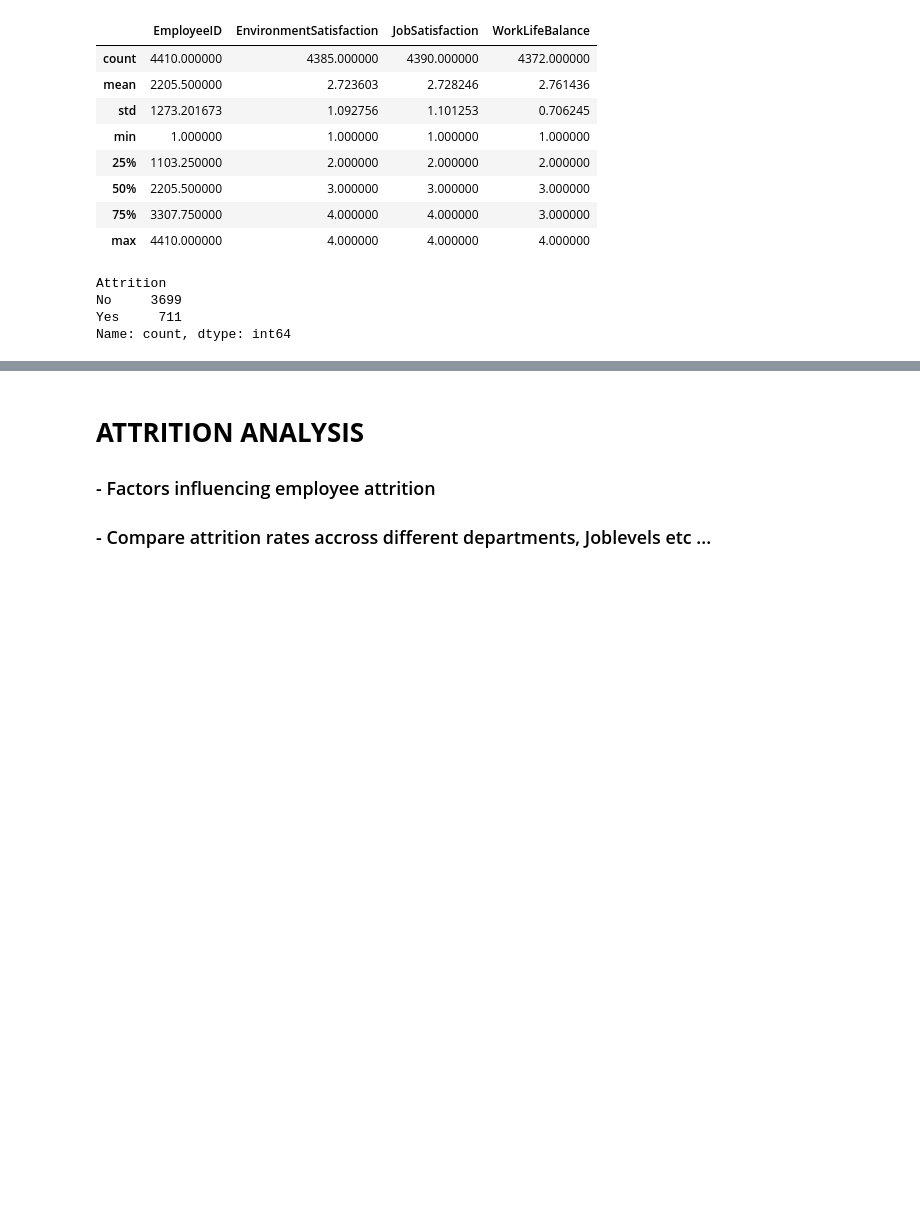
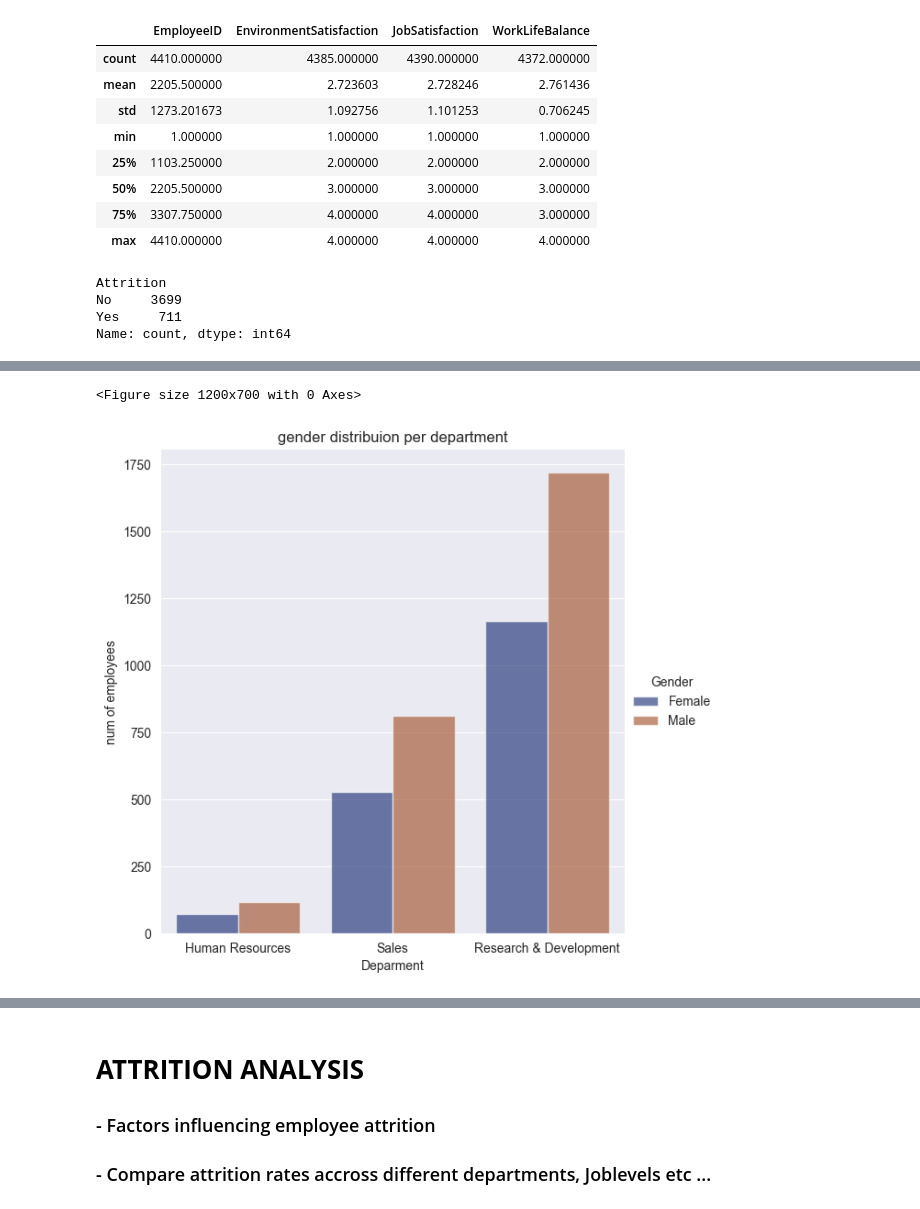
Before and after one commit to Buluma-Ke/HR-Employee-Analysis, a Jupyter notebook: employees.ipynb, the cells around one changed output, grey strips where cells are left out. Drawn from its saved outputs; the diff is of its cells as text; code cells hidden in the pictures; blank space fills up the shorter version.

```diff
--- a/employees.ipynb
+++ b/employees.ipynb
@@ -353,0 +333,17 @@ import seaborn as sb
+# %%
+import matplotlib.pyplot as plt
+import seaborn as sb
+
+from sqlalchemy import create_engine
+from sqlalchemy import URL
+import mysql.connector
+
+url_object = URL.create(
+    "mysql+mysqlconnector",
+    username ="debian-sys-maint",
+    password = "yuX1MEubEur4Gw4O",
+    host =  "localhost",
+    database = "hremployeedb"
+)
+
+engine = create_engine(url_object)
@@ -353,0 +367,22 @@ import seaborn as sb
+# %%
+# gender distribution per department
+gend_dist_dept = pd.read_sql("SELECT Department,Gender, COUNT(*) numofemployees "
+            "FROM employeedata "
+            "GROUP BY Department, Gender "
+            "ORDER BY numofemployees;", con=engine)
+
+#plot
+sb.set_style("darkgrid")
+plt.figure(figsize=(12,7))
+sb.catplot(
+    data=gend_dist_dept, kind="bar",
+    x="Department", y="numofemployees", hue="Gender",
+    errorbar="sd", palette="dark", alpha=.6, height=6)
+plt.title("gender distribuion per department")
+plt.xlabel("Deparment")
+plt.ylabel("num of employees")
+
+plt.show()
+# %% [output]
+<Figure size 1200x700 with 0 Axes>
+[figure, added]
```
Also changed, not shown: parts of 26 cells of this notebook, 1 other file.
